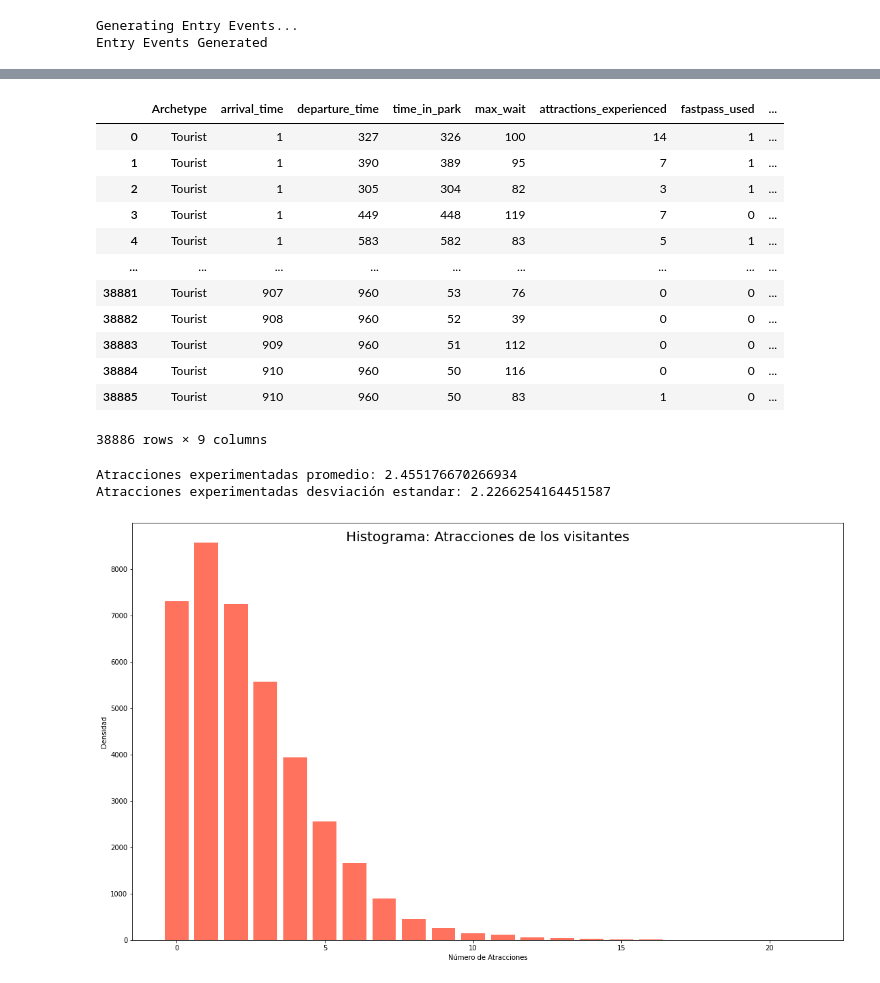
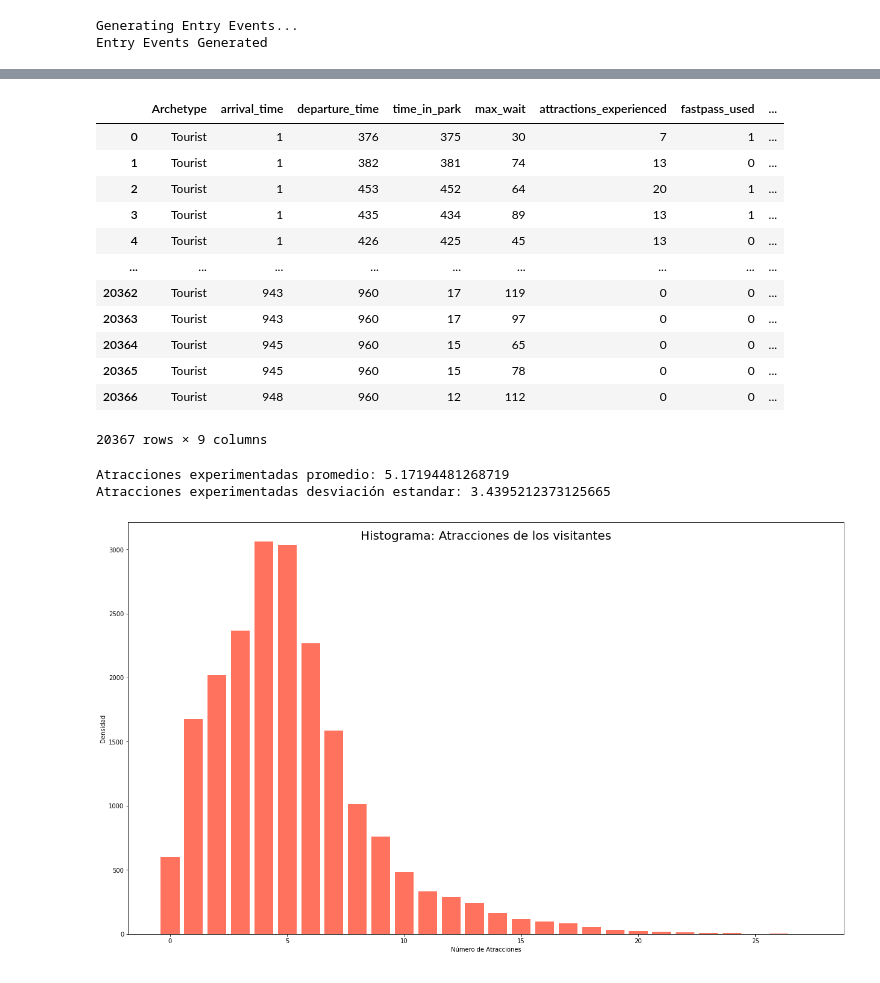
Before and after one commit to MrDahaniel/SimuPark, a Jupyter notebook: DisneyPark.ipynb, the cells around one changed output, grey strips where cells are left out. Cells and saved outputs as stored; diff of their text form; code cells hidden in the pictures.

Commit message:
Updated rmd, updated park

```diff
--- a/DisneyPark.ipynb
+++ b/DisneyPark.ipynb
@@ -7,12 +7,13 @@ import pandas as pd
 
 x = np.linspace(0, 16, 16*60)
 k = 5
-fn = lambda x, k:  (0.374974200206538 + 1.18610051004199 * ((x+0.5) ** 1 ) + 0.328707107843164 * ((x+0.5) ** 2 ) + -0.104475271890136 * ((x+0.5) ** 3 ) + 0.00811912062395833 * ((x+0.5) ** 4 ) + -0.00019811264586807 * ((x+0.5) ** 5 )) / 10
+fn = lambda x, k:  (((0.631012633902875 * ((x+1) ** 0 ) + 0.141641794969108 * ((x+1) ** 1 ) + 1.08320562754808 * ((x+1) ** 2 ) + -0.386896805430061 * ((x+1) ** 3 ) + 0.0645561077512354 * ((x+1) ** 4 ) + -0.00580069833046977 * ((x+1) ** 5 ) + 0.000263776181717327 * ((x+1) ** 6 ) + -4.72376212119374e-06 * ((x+1) ** 7 ))) / 10)
 
 park = DisneyPark(
-    fn = fn
+    fn = fn,
+    fastpass_pool_size=0.4
 )
-park.start_day(max_entry_rate=150)
+park.start_day(max_entry_rate=50000/960)
 # %% [output]
 Generating Entry Events...
 Entry Events Generated
@@ -80,41 +81,40 @@ guest_df = pd.DataFrame(guest_data, columns=column_name)
 guest_df
 # %% [output]
 |  | Archetype | arrival_time | departure_time | time_in_park | max_wait | attractions_experienced | fastpass_used | ... |
-| 0 | Tourist | 1 | 327 | 326 | 100 | 14 | 1 | ... |
-| 1 | Tourist | 1 | 390 | 389 | 95 | 7 | 1 | ... |
-| 2 | Tourist | 1 | 305 | 304 | 82 | 3 | 1 | ... |
-| 3 | Tourist | 1 | 449 | 448 | 119 | 7 | 0 | ... |
-| 4 | Tourist | 1 | 583 | 582 | 83 | 5 | 1 | ... |
+| 0 | Tourist | 1 | 376 | 375 | 30 | 7 | 1 | ... |
+| 1 | Tourist | 1 | 382 | 381 | 74 | 13 | 0 | ... |
+| 2 | Tourist | 1 | 453 | 452 | 64 | 20 | 1 | ... |
+| 3 | Tourist | 1 | 435 | 434 | 89 | 13 | 1 | ... |
+| 4 | Tourist | 1 | 426 | 425 | 45 | 13 | 0 | ... |
 | ... | ... | ... | ... | ... | ... | ... | ... | ... |
-| 38881 | Tourist | 907 | 960 | 53 | 76 | 0 | 0 | ... |
-| 38882 | Tourist | 908 | 960 | 52 | 39 | 0 | 0 | ... |
-| 38883 | Tourist | 909 | 960 | 51 | 112 | 0 | 0 | ... |
-| 38884 | Tourist | 910 | 960 | 50 | 116 | 0 | 0 | ... |
-| 38885 | Tourist | 910 | 960 | 50 | 83 | 1 | 0 | ... |
+| 20362 | Tourist | 943 | 960 | 17 | 119 | 0 | 0 | ... |
+| 20363 | Tourist | 943 | 960 | 17 | 97 | 0 | 0 | ... |
+| 20364 | Tourist | 945 | 960 | 15 | 65 | 0 | 0 | ... |
+| 20365 | Tourist | 945 | 960 | 15 | 78 | 0 | 0 | ... |
+| 20366 | Tourist | 948 | 960 | 12 | 112 | 0 | 0 | ... |
-38886 rows × 9 columns
+20367 rows × 9 columns
 # %%
 heights = [0 for _ in range(np.max(guest_df['attractions_experienced'])+1)]
 labels = [i for i in range(np.max(guest_df['attractions_experienced'])+1)]
 attrExp = [guest.attractions_experienced for guest in park.guests]
 
-
 for guest in park.guests:
     heights[guest.attractions_experienced] += 1
 
 fig = figure()
-fig.set_size_inches(14.5, 8.5)
+fig.set_size_inches(16.5, 9.5)
 ax = fig.add_axes([0,0,1,1])
 ax.bar(labels, heights, color="#ff725e");
 fig.suptitle('Histograma: Atracciones de los visitantes', fontsize = 20)
 xlabel('Número de Atracciones')
 ylabel('Densidad')
 
 print(f'Atracciones experimentadas promedio: {np.mean(attrExp)}')
 print(f'Atracciones experimentadas desviación estandar: {np.std(attrExp)}')
 # %% [output]
-Atracciones experimentadas promedio: 2.455176670266934
-Atracciones experimentadas desviación estandar: 2.2266254164451587
+Atracciones experimentadas promedio: 5.17194481268719
+Atracciones experimentadas desviación estandar: 3.4395212373125665
-[figure, old version]
+[figure, new version]
 # %%
 avgWaitTime = []
 
```
Also changed, not shown: parts of 5 cells of this notebook, 5 other files.
